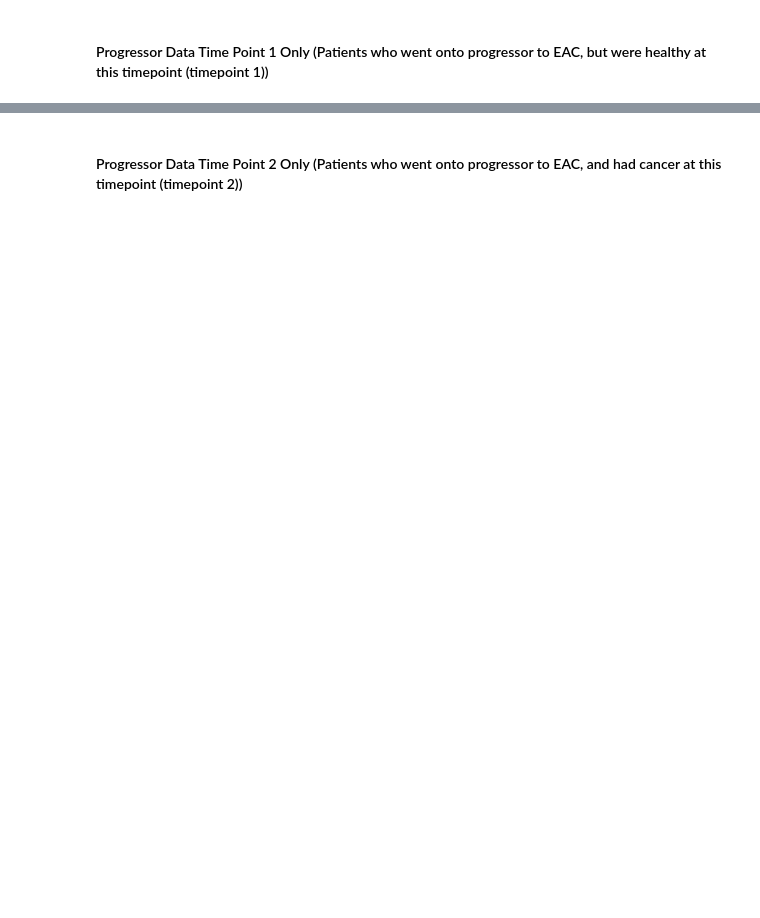
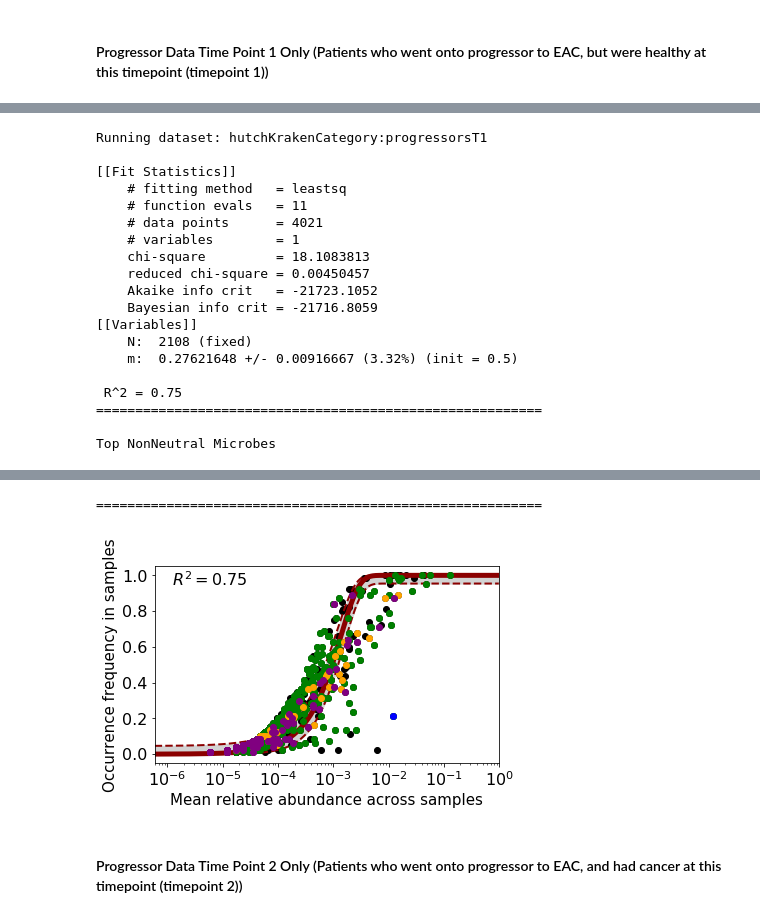
Before and after one commit to cguccione/NeutralEvolutionModeling, a Jupyter notebook: ipynb/nevo_pipeline_notebook.ipynb, the cells around one changed output, grey strips where cells are left out. Drawn from its saved outputs; the diff is of its cells as text; code cells hidden in the pictures; blank space fills up the shorter version.

```diff
--- a/ipynb/nevo_pipeline_notebook.ipynb
+++ b/ipynb/nevo_pipeline_notebook.ipynb
@@ -106,0 +123,4 @@ Neufit_Pipeline_Main('progressorsT1', 'hutchKraken', 'P_T1_biome', norm_graph, c
+# %%
+#Run with no output files
+nevo_pipeline('progressorsT1', 'hutchKraken', 'P_T1_biome', non_save = True)
+# %% [output]
@@ -106,0 +129,19 @@ Neufit_Pipeline_Main('progressorsT1', 'hutchKraken', 'P_T1_biome', norm_graph, c
+Running dataset: hutchKrakenCategory:progressorsT1
+
+[[Fit Statistics]]
+    # fitting method   = leastsq
+    # function evals   = 11
+    # data points      = 4021
+    # variables        = 1
+    chi-square         = 18.1083813
+    reduced chi-square = 0.00450457
+    Akaike info crit   = -21723.1052
+    Bayesian info crit = -21716.8059
+[[Variables]]
+    N:  2108 (fixed)
+    m:  0.27621648 +/- 0.00916667 (3.32%) (init = 0.5)
+
+ R^2 = 0.75
+=========================================================
+
+Top NonNeutral Microbes
@@ -107,2 +157,4 @@ Neufit_Pipeline_Main('progressorsT1', 'hutchKraken', 'P_T1_biome', norm_graph, c
+=========================================================
+[figure, added]
 # %% [markdown]
 #### Progressor Data Time Point 2 Only (Patients who went onto progressor to EAC, and had cancer at this timepoint (timepoint 2))
```
Also changed, not shown: parts of 26 cells of this notebook, 11 other files.
